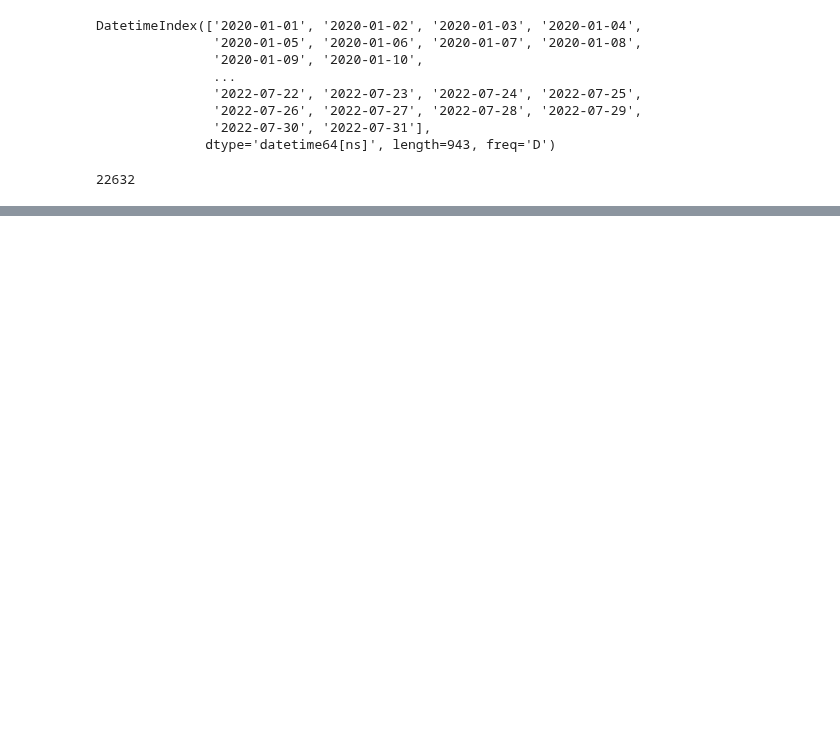
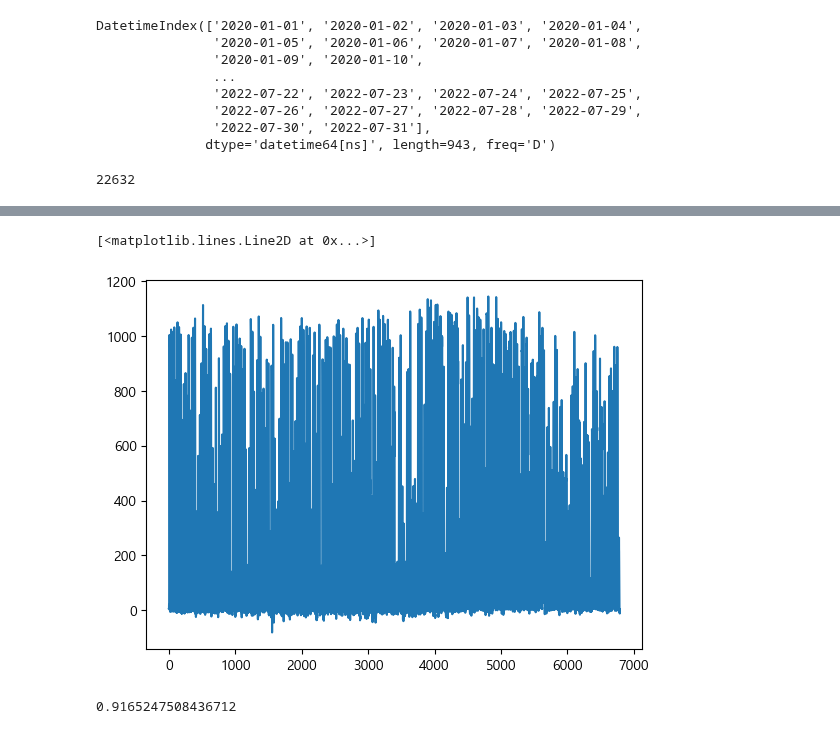
Before and after one commit to Jjineeq/Capstone_Design, a Jupyter notebook: model_test.ipynb, the cells around one changed output, grey strips where cells are left out. Cells and saved outputs as stored; diff of their text form; code cells hidden in the pictures; blank space fills up the shorter version.

```diff
--- a/model_test.ipynb
+++ b/model_test.ipynb
@@ -128,0 +183,16 @@ model.score(weather_ts.iloc[:,1:], ts.iloc[:,1:])
+# %%
+AdaBoostRegressor.base_estimator_
+base_reg = DecisionTreeRegressor(max_depth= 7)
+model_ada = AdaBoostRegressor(estimator= base_reg,n_estimators=100,random_state=0, learning_rate=0.1)
+model_ada.fit(weather_tr, tr)
+predict_ada = model_ada.predict(weather_ts)
+# %%
+model_xgb = xgb.XGBRegressor(n_estimators=100,
+                learning_rate=0.1,
+                max_depth=5,
+                subsample=0.8,
+                colsample_bytree=0.8,
+                objective='reg:squarederror',
+                random_state=42)
+# %%
+model_xgb.fit(weather_tr, tr)
@@ -128,0 +211,11 @@ model.score(weather_ts.iloc[:,1:], ts.iloc[:,1:])
+# %%
+y_pred_xgb = model_xgb.predict(weather_ts)
+# %%
+plt.plot(y_pred_xgb)
+# %% [output]
+[<matplotlib.lines.Line2D at 0x...>]
+[figure, added]
+# %%
+model_xgb.score(weather_ts, ts)
+# %% [output]
+0.9165247508436712
```
Also changed, not shown: parts of 54 cells of this notebook.
